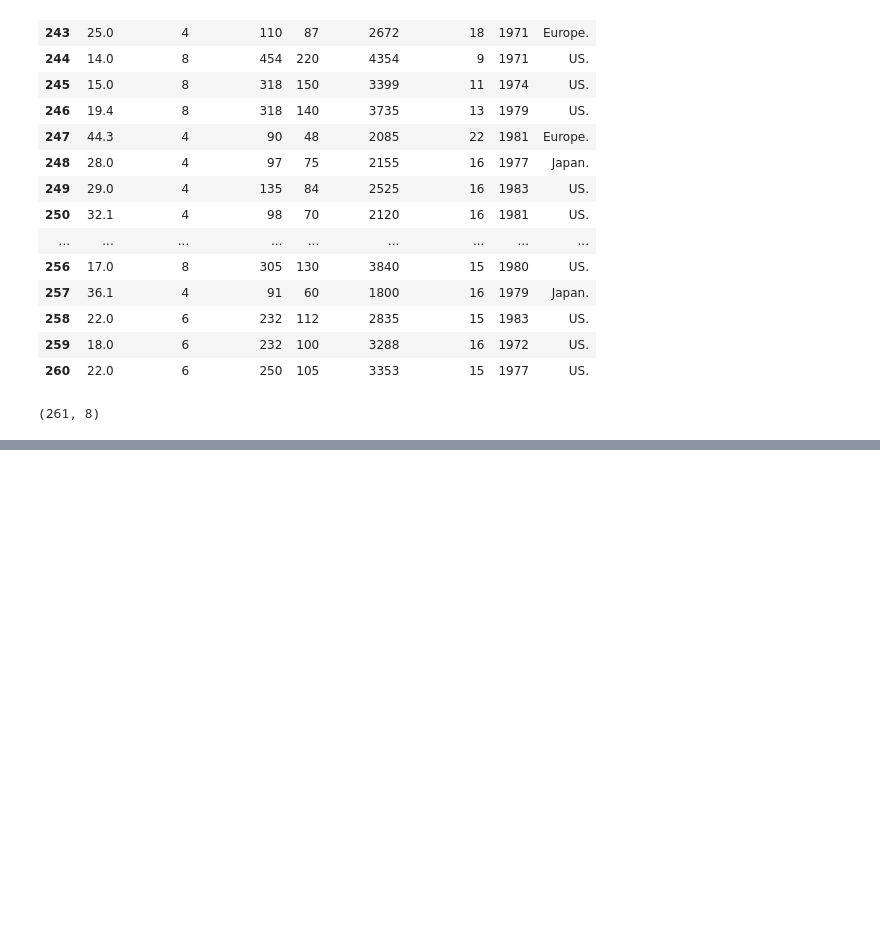
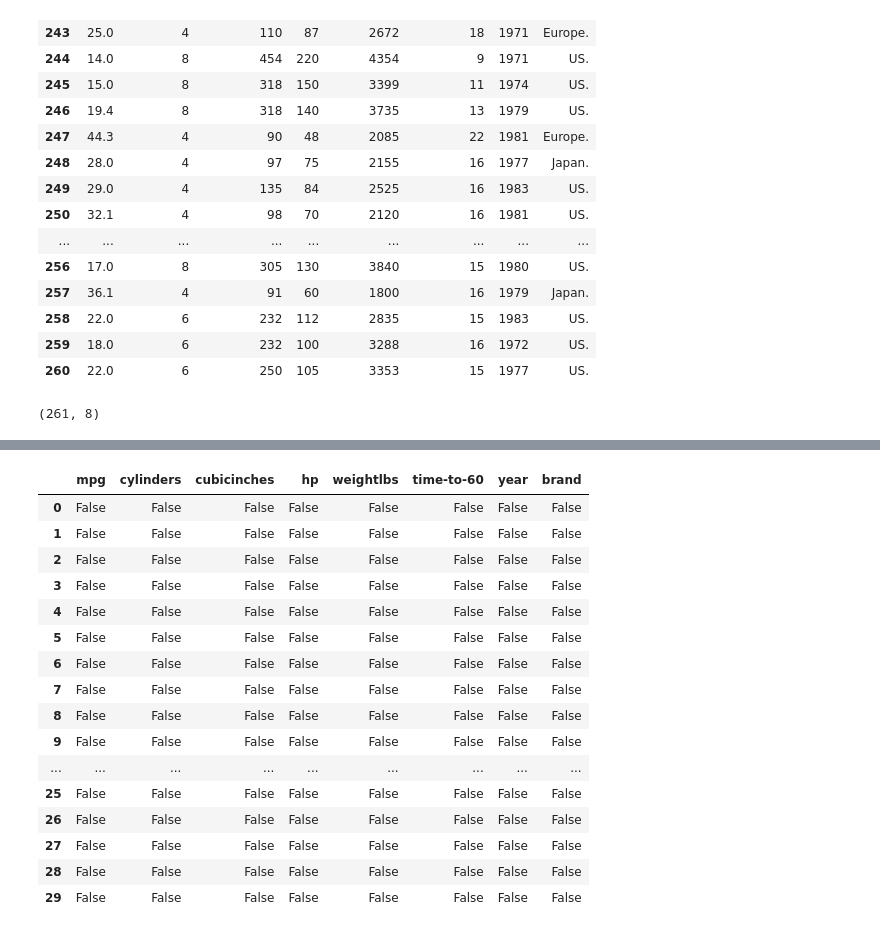
Before and after one commit to HarshaPriya03/PythonLearning, a Jupyter notebook: Pandas_18_01_2026.ipynb, the cells around one changed output, grey strips where cells are left out. Drawn from its saved outputs; the diff is of its cells as text; code cells hidden in the pictures; blank space fills up the shorter version.

```diff
--- a/Pandas_18_01_2026.ipynb
+++ b/Pandas_18_01_2026.ipynb
@@ -560,0 +565,21 @@ df.columns
+# %%
+#i want to see the null value
+df.isnull()
+# %% [output]
+|  | mpg | cylinders | cubicinches | hp | weightlbs | time-to-60 | year | brand |
+| 0 | False | False | False | False | False | False | False | False |
+| 1 | False | False | False | False | False | False | False | False |
+| 2 | False | False | False | False | False | False | False | False |
+| 3 | False | False | False | False | False | False | False | False |
+| 4 | False | False | False | False | False | False | False | False |
+| 5 | False | False | False | False | False | False | False | False |
+| 6 | False | False | False | False | False | False | False | False |
+| 7 | False | False | False | False | False | False | False | False |
+| 8 | False | False | False | False | False | False | False | False |
+| 9 | False | False | False | False | False | False | False | False |
+| ... | ... | ... | ... | ... | ... | ... | ... | ... |
+| 25 | False | False | False | False | False | False | False | False |
+| 26 | False | False | False | False | False | False | False | False |
+| 27 | False | False | False | False | False | False | False | False |
+| 28 | False | False | False | False | False | False | False | False |
+| 29 | False | False | False | False | False | False | False | False |
```
Also changed, not shown: parts of 8 cells of this notebook.
